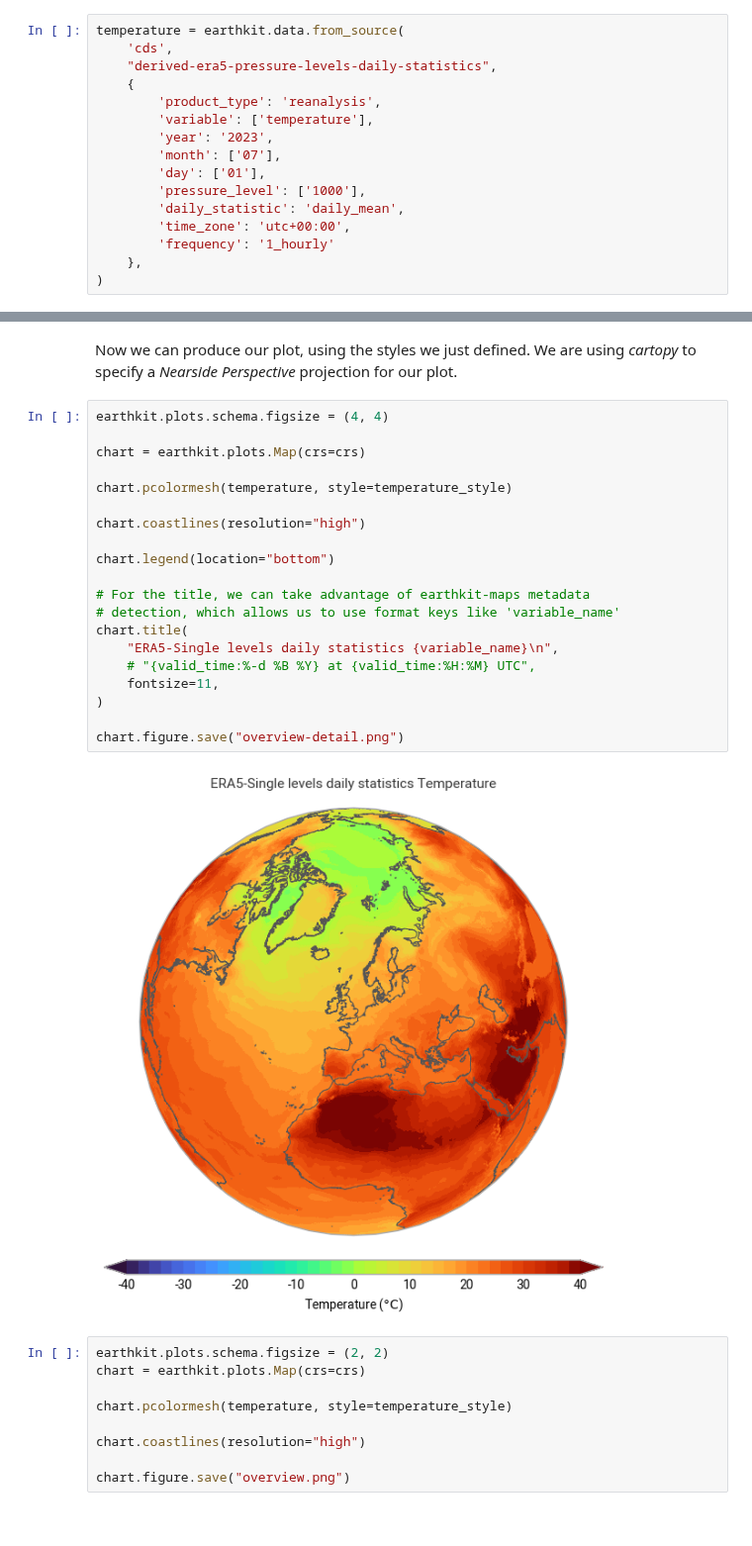
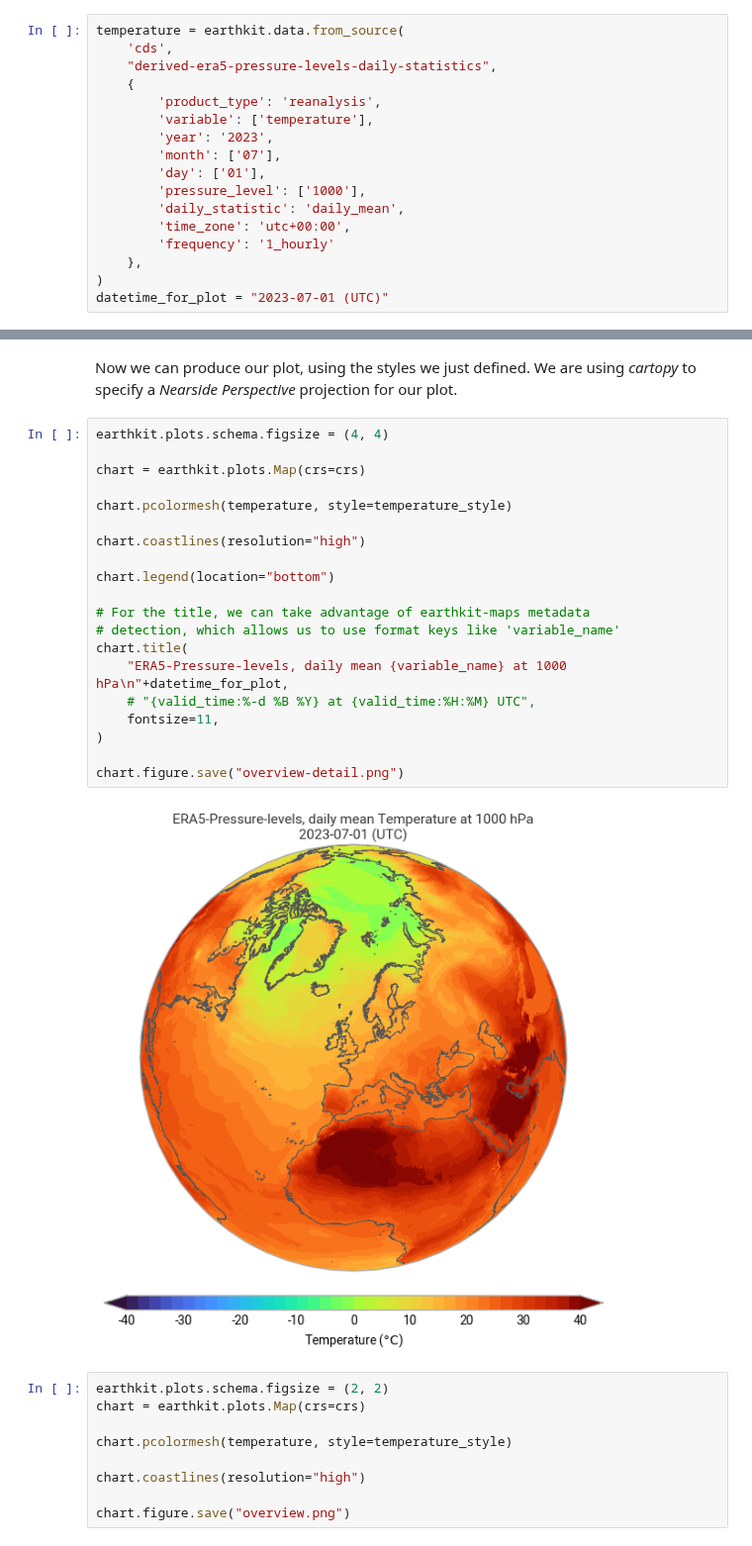
Before and after one commit to ecmwf-projects/dss-notebooks, a Jupyter notebook: datasets/derived-era5-pressure-levels-statistics/demo.ipynb, the cells around one changed output, grey strips where cells are left out. Shown at 99% size. Saved outputs shown, nothing was run; the diff lists cells and outputs as text.

```diff
--- a/datasets/derived-era5-pressure-levels-statistics/demo.ipynb
+++ b/datasets/derived-era5-pressure-levels-statistics/demo.ipynb
@@ -26,3 +26,4 @@ temperature = earthkit.data.from_source(
         'frequency': '1_hourly'
     },
 )
+datetime_for_plot = "2023-07-01 (UTC)"
@@ -55,25 +48,25 @@ Now we can produce our plot, using the styles we just defined. We are using *car
 # %%
 earthkit.plots.schema.figsize = (4, 4)
 
 chart = earthkit.plots.Map(crs=crs)
 
 chart.pcolormesh(temperature, style=temperature_style)
 
 chart.coastlines(resolution="high")
 
 chart.legend(location="bottom")
 
 # For the title, we can take advantage of earthkit-maps metadata
 # detection, which allows us to use format keys like 'variable_name'
 chart.title(
-    "ERA5-Single levels daily statistics {variable_name}\n",
+    "ERA5-Pressure-levels, daily mean {variable_name} at 1000 hPa\n"+datetime_for_plot,
     # "{valid_time:%-d %B %Y} at {valid_time:%H:%M} UTC",
     fontsize=11,
 )
 
 chart.figure.save("overview-detail.png")
 # %% [output]
-[figure, old version]
+[figure, new version]
 # %%
 earthkit.plots.schema.figsize = (2, 2)
 chart = earthkit.plots.Map(crs=crs)
```
Also changed, not shown: parts of 1 cell of this notebook, 7 other files.
